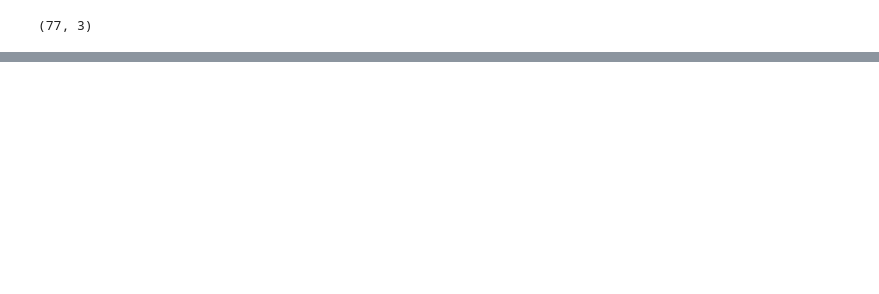
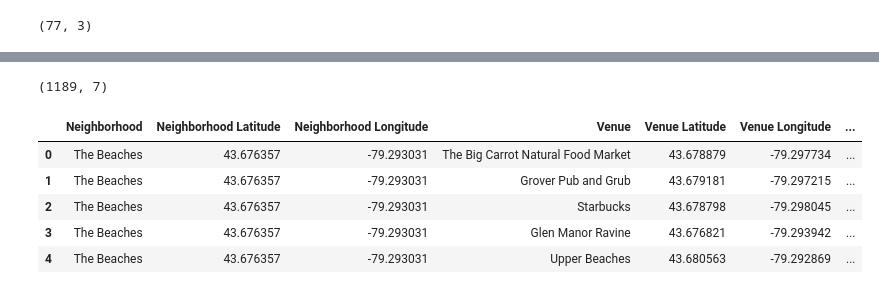
Before and after one commit to ndzelenla/coursera_capstone_project, a Jupyter notebook: Toronto_Neighborhood.ipynb, the cells around one changed output, grey strips where cells are left out. Saved outputs shown, nothing was run; the diff lists cells and outputs as text; code cells hidden in the pictures; blank space fills up the shorter version.

```diff
--- a/Toronto_Neighborhood.ipynb
+++ b/Toronto_Neighborhood.ipynb
@@ -132,0 +236,4 @@ df_toronto.shape
+# %%
+#Filter Canada data to only use boroughs in Toronto
+toronto = df_toronto[df_toronto['Borough'].str.contains('Toronto')]
+toronto.head()
@@ -132,0 +249,20 @@ df_toronto.shape
+# %%
+#Show an initial map of the neighborhoods in Toronto
+# create map of Toronto using first entries latitude and longitude values
+map_toronto = folium.Map(location=[toronto["Latitude"][0], toronto["Longitude"][0]], zoom_start=10)
+
+# add markers to map
+for lat, lng, borough, neighborhood in zip(toronto['Latitude'], toronto['Longitude'], toronto['Borough'], toronto['Neighbourhood']):
+    label = '{}, {}'.format(neighborhood, borough)
+    label = folium.Popup(label, parse_html=True)
+    folium.CircleMarker(
+        [lat, lng],
+        radius=5,
+        popup=label,
+        color='blue',
+        fill=True,
+        fill_color='#3186cc',
+        fill_opacity=0.7,
+        parse_html=False).add_to(map_toronto)
+
+map_toronto
@@ -132,0 +404,11 @@ df_toronto.shape
+# %%
+print(toronto_venues_df.shape)
+toronto_venues_df.head()
+# %% [output]
+(1189, 7)
+|  | Neighborhood | Neighborhood Latitude | Neighborhood Longitude | Venue | Venue Latitude | Venue Longitude | ... |
+| 0 | The Beaches | 43.676357 | -79.293031 | The Big Carrot Natural Food Market | 43.678879 | -79.297734 | ... |
+| 1 | The Beaches | 43.676357 | -79.293031 | Grover Pub and Grub | 43.679181 | -79.297215 | ... |
+| 2 | The Beaches | 43.676357 | -79.293031 | Starbucks | 43.678798 | -79.298045 | ... |
+| 3 | The Beaches | 43.676357 | -79.293031 | Glen Manor Ravine | 43.676821 | -79.293942 | ... |
+| 4 | The Beaches | 43.676357 | -79.293031 | Upper Beaches | 43.680563 | -79.292869 | ... |
```
Also changed, not shown: parts of 25 cells of this notebook.
